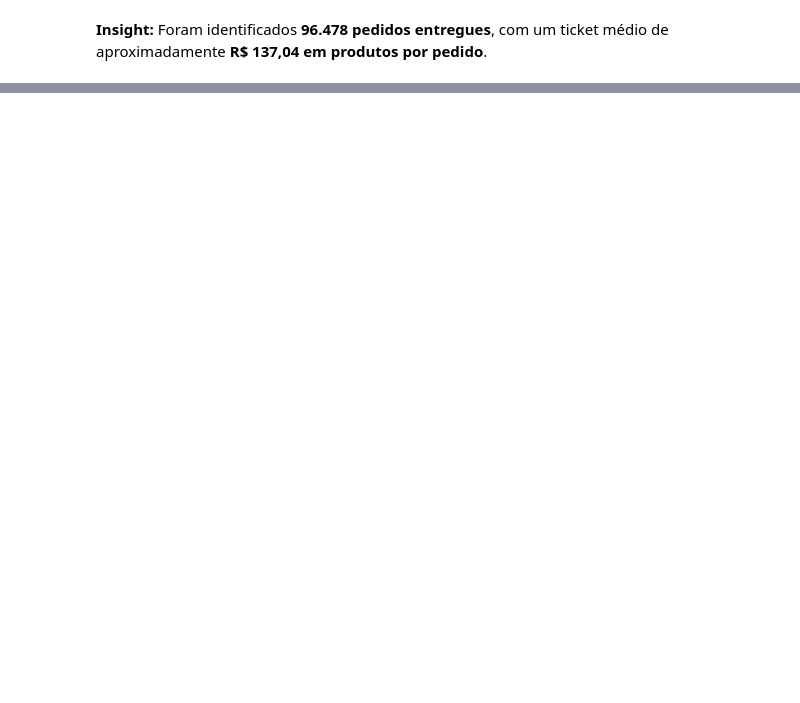
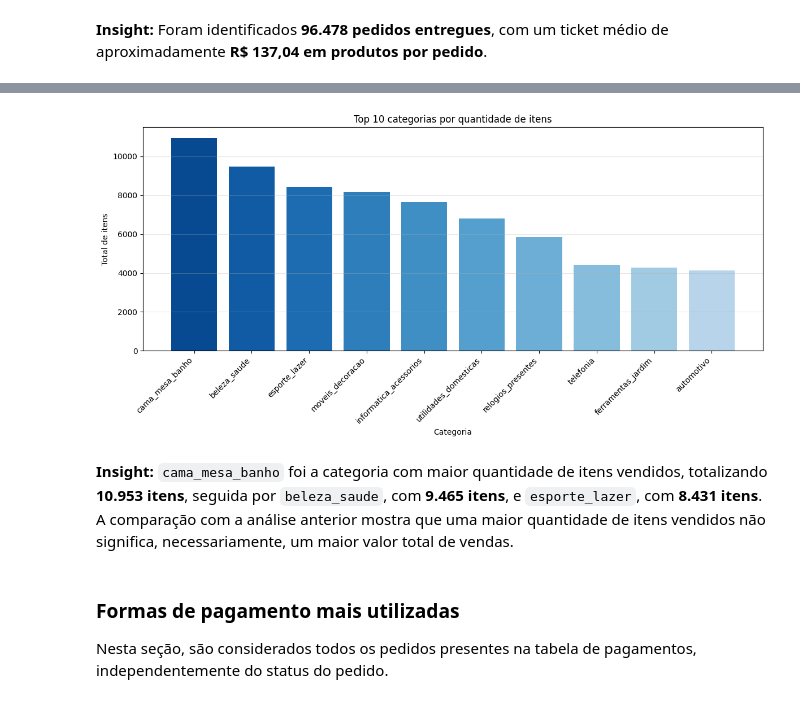
Before and after one commit to gsrizzo/analise-ecommerce-olist, a Jupyter notebook: notebooks/03_analise_exploratoria.ipynb, the cells around one changed output, grey strips where cells are left out. Cells and saved outputs as stored; diff of their text form; code cells hidden in the pictures; blank space fills up the shorter version.

```diff
--- a/notebooks/03_analise_exploratoria.ipynb
+++ b/notebooks/03_analise_exploratoria.ipynb
@@ -129,0 +217,8 @@ Ticket Médio: R$137.04
+# %%
+df_qtde_categoria = df_itens_categoria.groupby("product_category_name")["product_id"].count().sort_values(ascending=False).reset_index()
+
+df_qtde_categoria = df_qtde_categoria.rename(columns={"product_id": "quantidade_itens"})
+
+df_top_10_qtde = df_qtde_categoria.head(10)
+
+df_top_10_qtde
@@ -129,0 +237,22 @@ Ticket Médio: R$137.04
+# %%
+plt.figure(figsize=(12,6))
+
+plt.bar(df_top_10_qtde["product_category_name"], df_top_10_qtde["quantidade_itens"], color=cores_degrade)
+
+plt.title("Top 10 categorias por quantidade de itens")
+plt.xlabel("Categoria")
+plt.ylabel("Total de itens")
+
+plt.xticks(rotation=45, ha="right")
+plt.grid(axis="y", alpha=0.3)
+plt.tight_layout()
+
+plt.show()
+# %% [output]
+[figure, added]
+# %% [markdown]
+**Insight:** `cama_mesa_banho` foi a categoria com maior quantidade de itens vendidos, totalizando **10.953 itens**, seguida por `beleza_saude`, com **9.465 itens**, e `esporte_lazer`, com **8.431 itens**. A comparação com a análise anterior mostra que uma maior quantidade de itens vendidos não significa, necessariamente, um maior valor total de vendas.
+# %% [markdown]
+### Formas de pagamento mais utilizadas
+
+Nesta seção, são considerados todos os pedidos presentes na tabela de pagamentos, independentemente do status do pedido.
```
Also changed, not shown: parts of 31 cells of this notebook.
